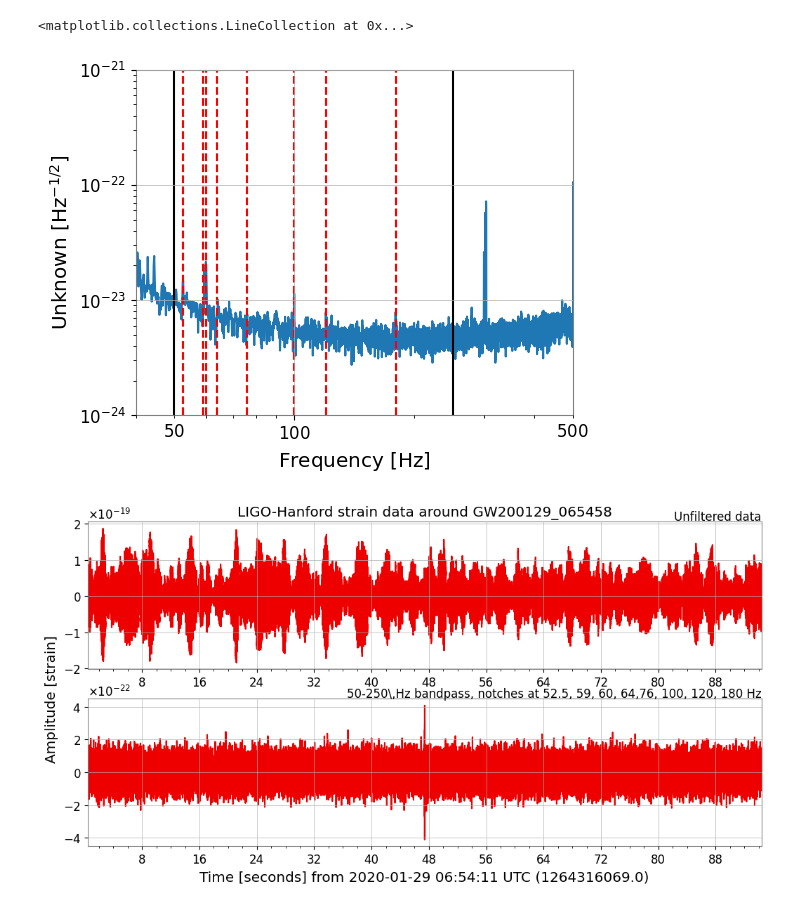
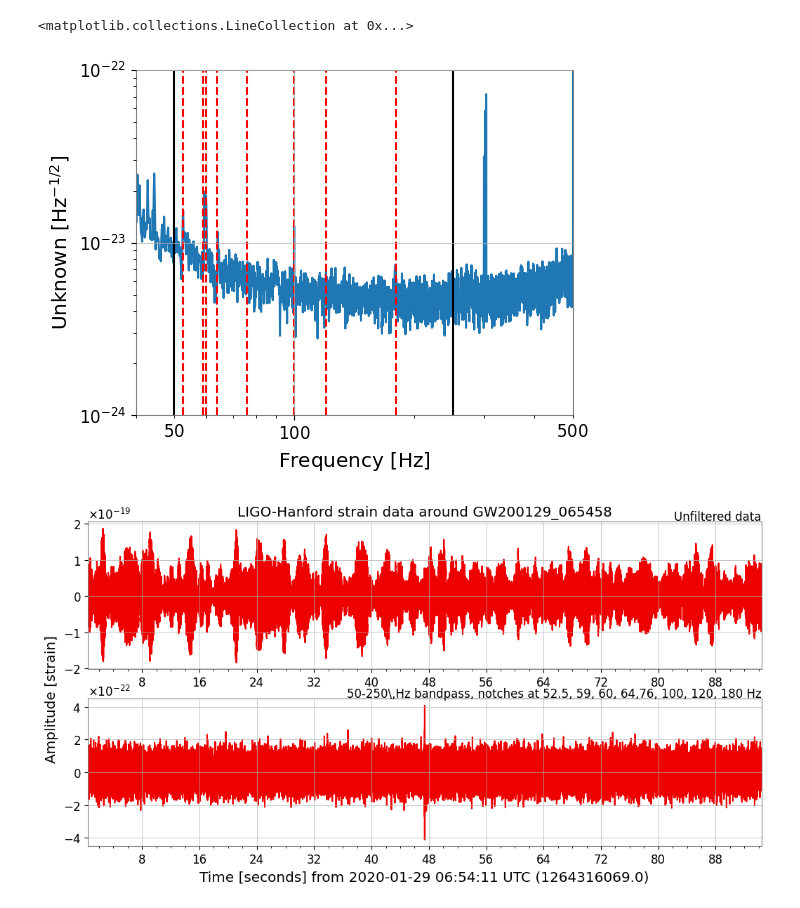
Before and after one commit to kAi3345/Astron, a Jupyter notebook: GravitationalWave/GravitationalWave.ipynb, the cells around one changed output. Drawn from its saved outputs; the diff is of its cells as text; code cells hidden in the pictures.

```diff
--- a/GravitationalWave/GravitationalWave.ipynb
+++ b/GravitationalWave/GravitationalWave.ipynb
@@ -27,26 +27,26 @@ hdata = TimeSeries.fetch_open_data('H1', t0 - 48, t0 + 48)
 # %%
 import matplotlib.pyplot as plt
 
 fig2 = hdata.asd(fftlength=8).plot()
 plt.xlim(40,500)                                            # set x axis from 40 to 2000
 ymin = 1e-24
-ymax = 1e-21
+ymax = 1e-22
 plt.ylim(ymin, ymax)
 # overlap the frequencies that are unwanted
 plt.vlines(52.5, ymin, ymax, linestyle="dashed", color="red")
 plt.vlines(59, ymin, ymax, linestyle="dashed", color="red")
 plt.vlines(60, ymin, ymax, linestyle="dashed", color="red")
 plt.vlines(64, ymin, ymax, linestyle="dashed", color="red")
 plt.vlines(76, ymin, ymax, linestyle="dashed", color="red")
 plt.vlines(100, ymin, ymax, linestyle="dashed", color="red")
 plt.vlines(180, ymin, ymax, linestyle="dashed", color="red")
 plt.vlines(120, ymin, ymax, linestyle="dashed", color="red")
 # show the boundary of the frequency window
 plt.vlines(50, ymin, ymax, linestyle="solid", color="black")
 plt.vlines(250, ymin, ymax, linestyle="solid", color="black")
 # %% [output]
 <matplotlib.collections.LineCollection at 0x...>
-[figure, old version]
+[figure, new version]
 # %%
 from gwpy.signal import filter_design
 bp = filter_design.bandpass(50,250, hdata.sample_rate)               # create a frequency window of 50-250Hz so that we can search gravitational wave signal
```
Also changed, not shown: parts of 8 cells of this notebook.
